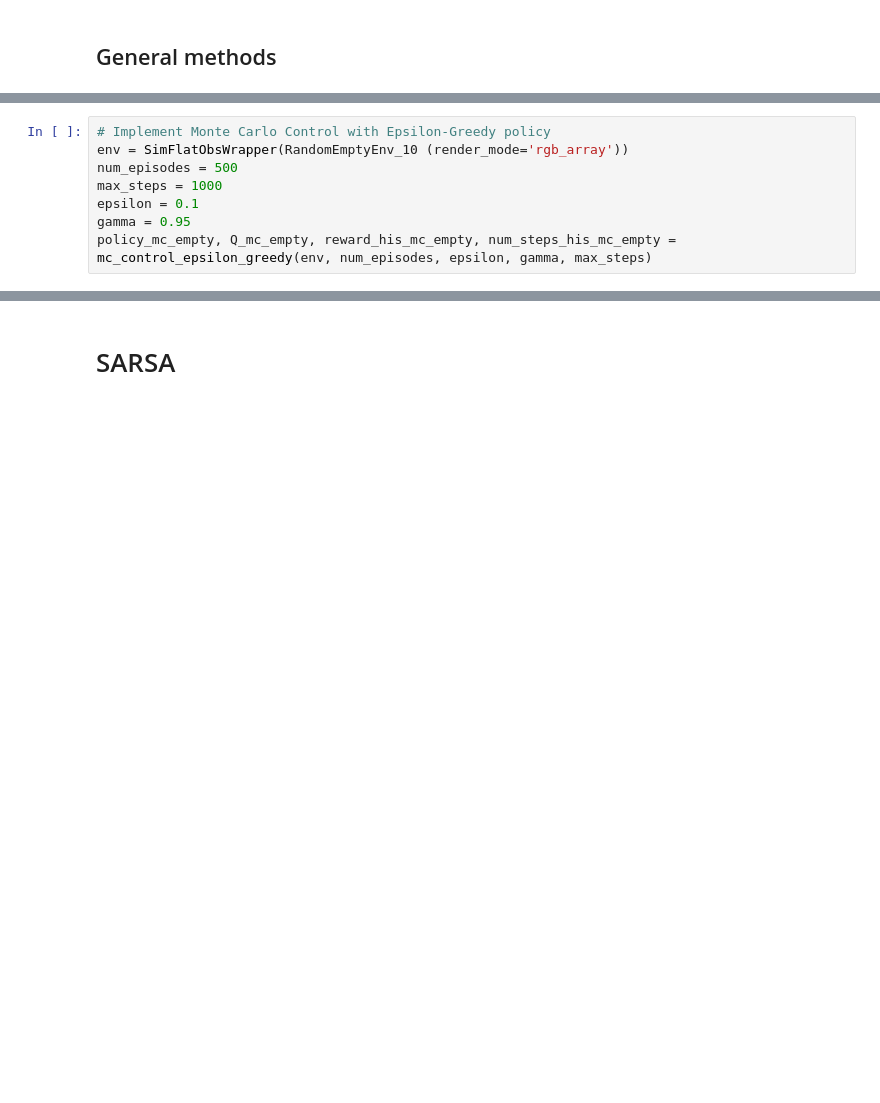
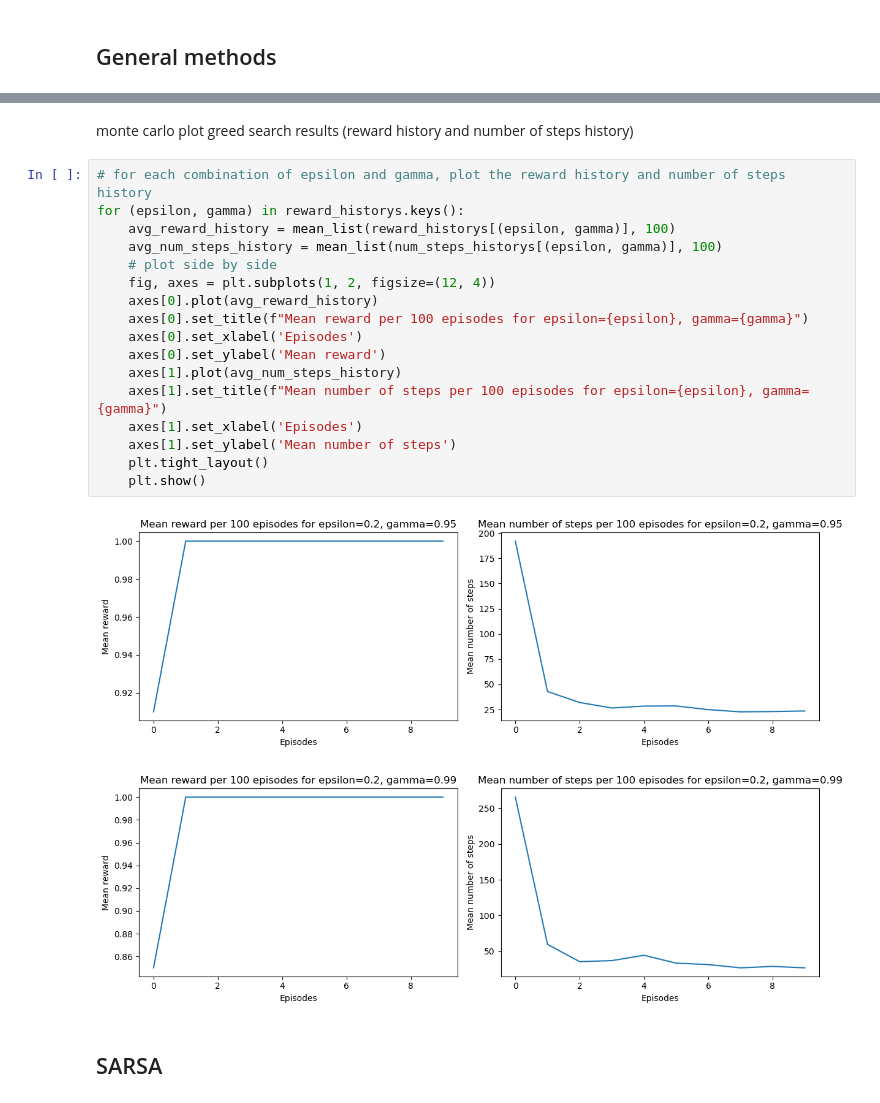
Before and after one commit to Lior-Baruch/RL, a Jupyter notebook: Mid_Project_tabular_RL_Minigrid_2024.ipynb, the cells around one changed output, grey strips where cells are left out. Saved outputs shown, nothing was run; the diff lists cells and outputs as text; blank space fills up the shorter version.

Commit message:
Empty Env almost done (mc, sarca, q-learning)

```diff
--- a/Mid_Project_tabular_RL_Minigrid_2024.ipynb
+++ b/Mid_Project_tabular_RL_Minigrid_2024.ipynb
@@ -789,8 +763,0 @@ def mc_control_epsilon_greedy(env, num_episodes, epsilon, gamma=1.0, max_env_ste
-# %%
-# Implement Monte Carlo Control with Epsilon-Greedy policy
-env = SimFlatObsWrapper(RandomEmptyEnv_10 (render_mode='rgb_array'))
-num_episodes = 500
-max_steps = 1000
-epsilon = 0.1
-gamma = 0.95
-policy_mc_empty, Q_mc_empty, reward_his_mc_empty, num_steps_his_mc_empty = mc_control_epsilon_greedy(env, num_episodes, epsilon, gamma, max_steps)
@@ -828,2 +833,24 @@ done: True, total_reward: 1, steps: 5
+# %% [markdown]
+monte carlo plot greed search results (reward history and number of steps history)
+# %%
+# for each combination of epsilon and gamma, plot the reward history and number of steps history
+for (epsilon, gamma) in reward_historys.keys():
+    avg_reward_history = mean_list(reward_historys[(epsilon, gamma)], 100)
+    avg_num_steps_history = mean_list(num_steps_historys[(epsilon, gamma)], 100)
+    # plot side by side
+    fig, axes = plt.subplots(1, 2, figsize=(12, 4))
+    axes[0].plot(avg_reward_history)
+    axes[0].set_title(f"Mean reward per 100 episodes for epsilon={epsilon}, gamma={gamma}")
+    axes[0].set_xlabel('Episodes')
+    axes[0].set_ylabel('Mean reward')
+    axes[1].plot(avg_num_steps_history)
+    axes[1].set_title(f"Mean number of steps per 100 episodes for epsilon={epsilon}, gamma={gamma}")
+    axes[1].set_xlabel('Episodes')
+    axes[1].set_ylabel('Mean number of steps')
+    plt.tight_layout()
+    plt.show()
+# %% [output]
+[figure, added]
+[figure, added]
 # %% [markdown]
-# SARSA
+## SARSA
```
Also changed, not shown: parts of 22 cells of this notebook.
